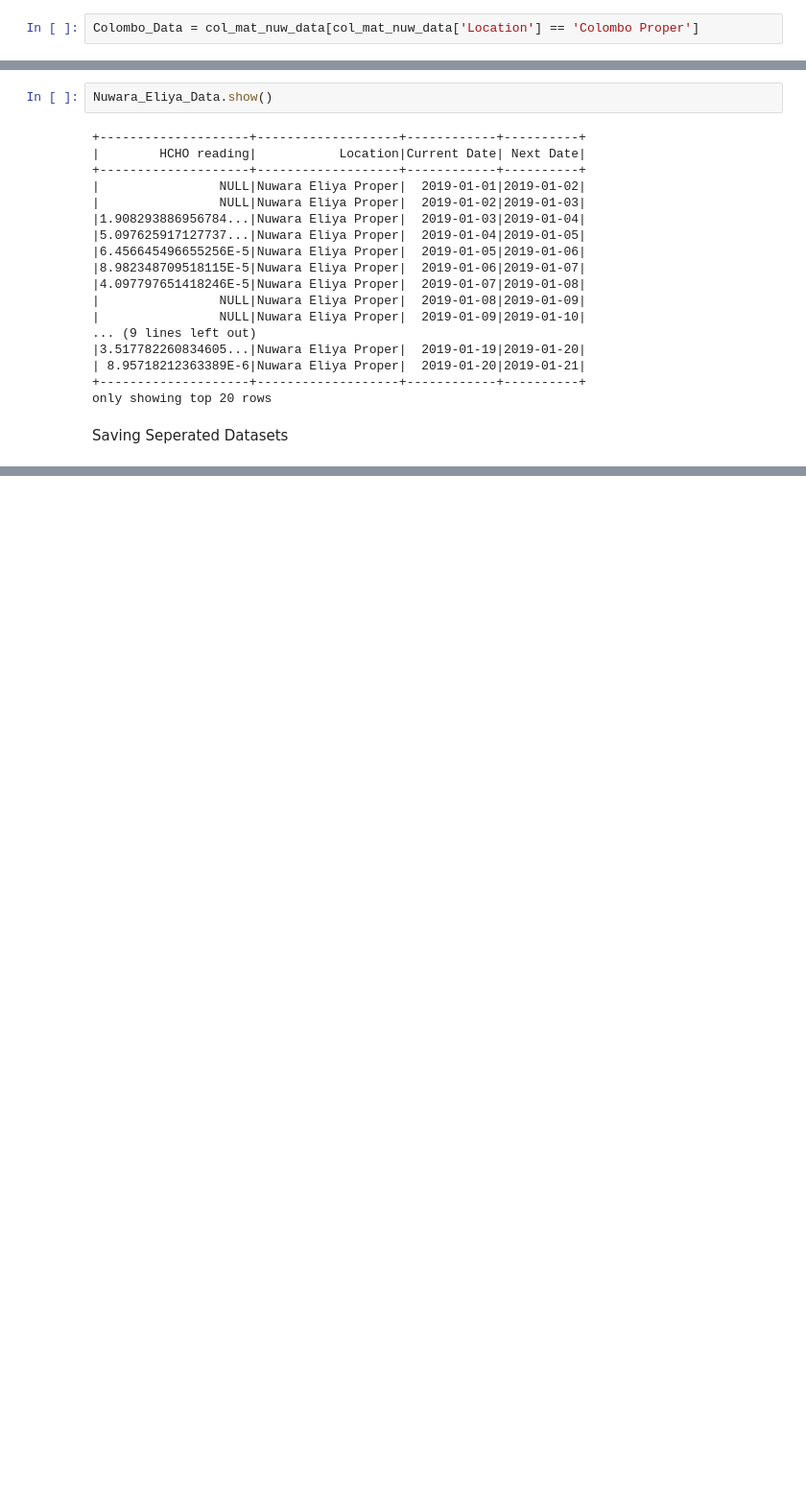
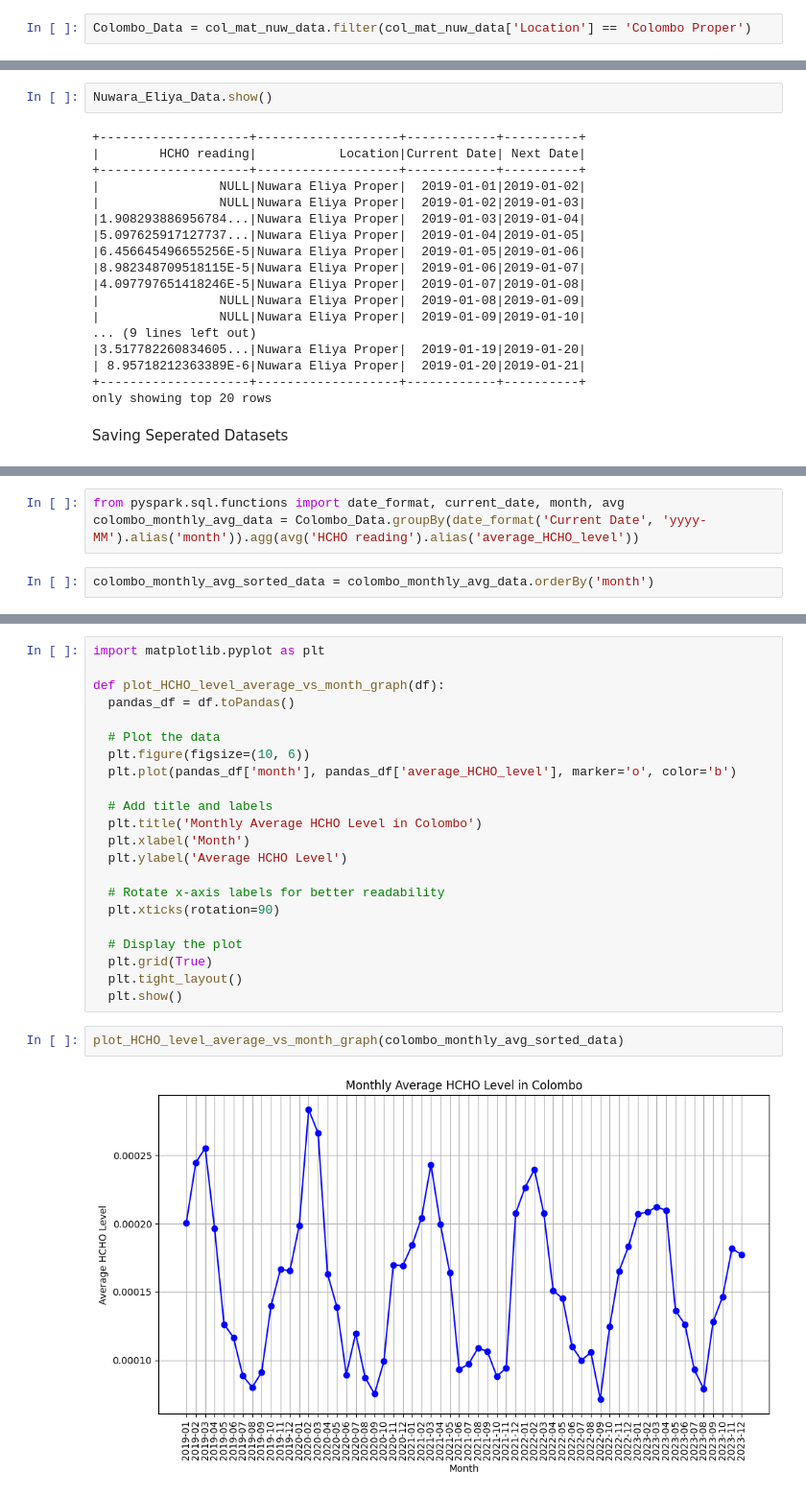
Before and after one commit to RanxduG/Sri-Lanka-Formaldehyde-Level-Analysis, a Jupyter notebook: Data_Engineering_Coursework.ipynb, the cells around one changed output, grey strips where cells are left out. Shown: that part at 96% size. Saved outputs shown, nothing was run; the diff lists cells and outputs as text; blank space fills up the shorter version.

Commit message:
Plotted Graph of HCHO monthly avg Vs Month

```diff
--- a/Data_Engineering_Coursework.ipynb
+++ b/Data_Engineering_Coursework.ipynb
@@ -219,7 +219,7 @@ Jaffna_Data.show()
 +--------------------+-------------+------------+----------+
 only showing top 20 rows
 # %%
-Colombo_Data = col_mat_nuw_data[col_mat_nuw_data['Location'] == 'Colombo Proper']
+Colombo_Data = col_mat_nuw_data.filter(col_mat_nuw_data['Location'] == 'Colombo Proper')
 # %%
 Colombo_Data.show()
 # %% [output]
@@ -300,0 +337,5 @@ Jaffna_Data.write.csv('/content/drive/My Drive/Colab Notebooks/Data Engineering
+# %%
+from pyspark.sql.functions import date_format, current_date, month, avg
+colombo_monthly_avg_data = Colombo_Data.groupBy(date_format('Current Date', 'yyyy-MM').alias('month')).agg(avg('HCHO reading').alias('average_HCHO_level'))
+# %%
+colombo_monthly_avg_sorted_data = colombo_monthly_avg_data.orderBy('month')
@@ -300,0 +362,26 @@ Jaffna_Data.write.csv('/content/drive/My Drive/Colab Notebooks/Data Engineering
+# %%
+import matplotlib.pyplot as plt
+
+def plot_HCHO_level_average_vs_month_graph(df):
+  pandas_df = df.toPandas()
+
+  # Plot the data
+  plt.figure(figsize=(10, 6))
+  plt.plot(pandas_df['month'], pandas_df['average_HCHO_level'], marker='o', color='b')
+
+  # Add title and labels
+  plt.title('Monthly Average HCHO Level in Colombo')
+  plt.xlabel('Month')
+  plt.ylabel('Average HCHO Level')
+
+  # Rotate x-axis labels for better readability
+  plt.xticks(rotation=90)
+
+  # Display the plot
+  plt.grid(True)
+  plt.tight_layout()
+  plt.show()
+# %%
+plot_HCHO_level_average_vs_month_graph(colombo_monthly_avg_sorted_data)
+# %% [output]
+[figure, added]
```
Also changed, not shown: parts of 19 cells of this notebook.
